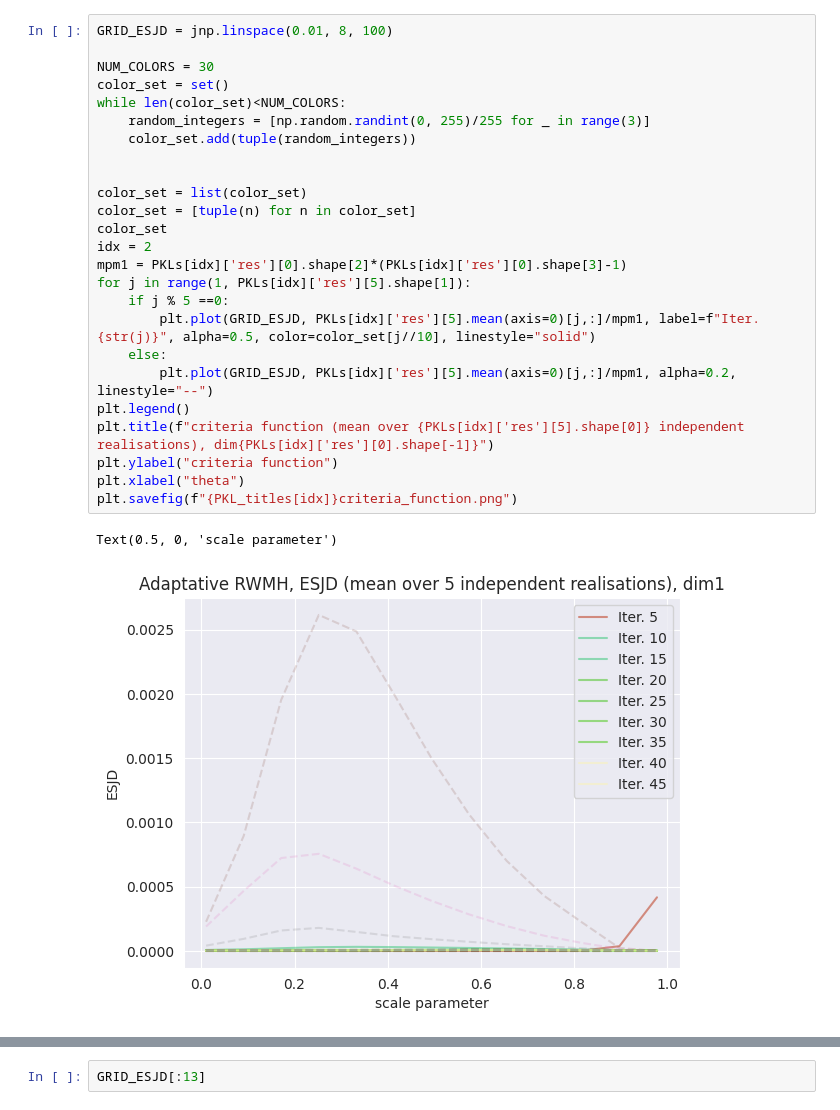
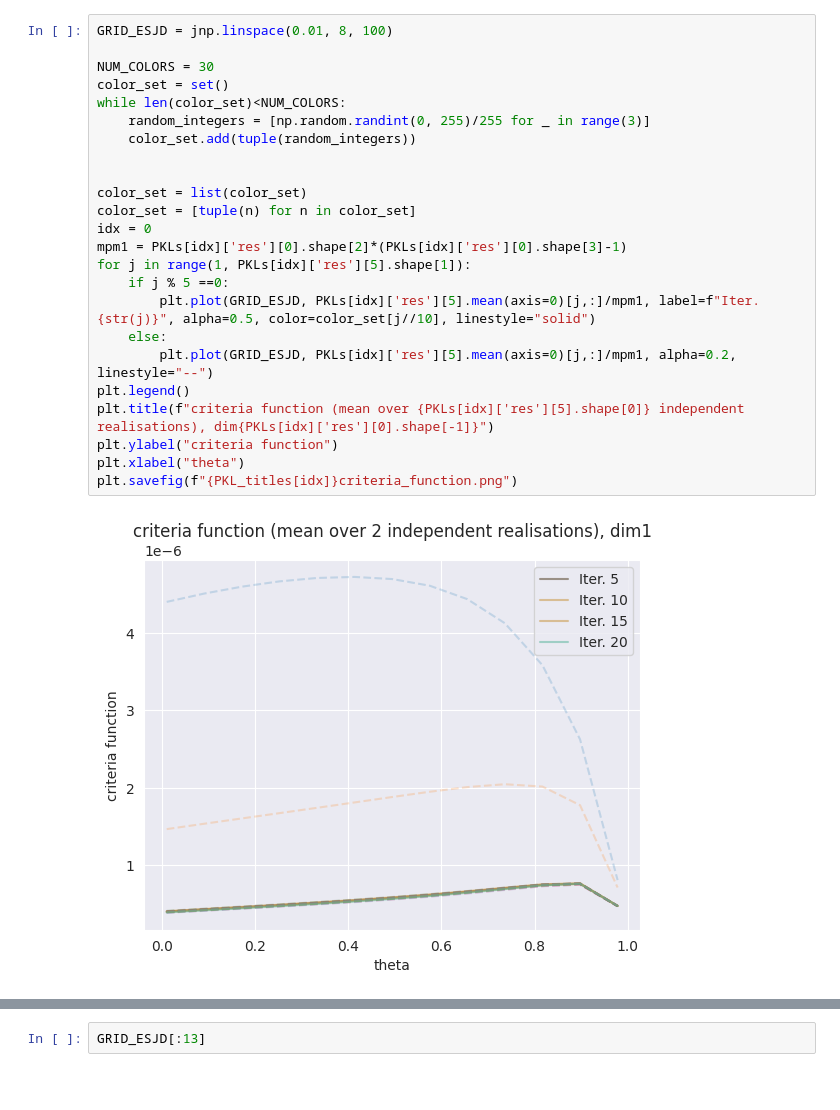
Before and after one commit to ylefay/adaptive_smc_tempering, a Jupyter notebook: adaptive_smc/experiments/read.ipynb, the cells around one changed output, grey strips where cells are left out. Cells and saved outputs as stored; diff of their text form; blank space fills up the shorter version.

```diff
--- a/adaptive_smc/experiments/read.ipynb
+++ b/adaptive_smc/experiments/read.ipynb
@@ -29,30 +19,28 @@ PKL_titles
 # %%
 GRID_ESJD = jnp.linspace(0.01, 8, 100)
 
 NUM_COLORS = 30
 color_set = set()
 while len(color_set)<NUM_COLORS:
     random_integers = [np.random.randint(0, 255)/255 for _ in range(3)]
     color_set.add(tuple(random_integers))
 
 
 color_set = list(color_set)
 color_set = [tuple(n) for n in color_set]
-color_set
-idx = 2
+idx = 0
 mpm1 = PKLs[idx]['res'][0].shape[2]*(PKLs[idx]['res'][0].shape[3]-1)
 for j in range(1, PKLs[idx]['res'][5].shape[1]):
     if j % 5 ==0:
         plt.plot(GRID_ESJD, PKLs[idx]['res'][5].mean(axis=0)[j,:]/mpm1, label=f"Iter. {str(j)}", alpha=0.5, color=color_set[j//10], linestyle="solid")
     else:
         plt.plot(GRID_ESJD, PKLs[idx]['res'][5].mean(axis=0)[j,:]/mpm1, alpha=0.2, linestyle="--")
 plt.legend()
 plt.title(f"criteria function (mean over {PKLs[idx]['res'][5].shape[0]} independent realisations), dim{PKLs[idx]['res'][0].shape[-1]}")
 plt.ylabel("criteria function")
 plt.xlabel("theta")
 plt.savefig(f"{PKL_titles[idx]}criteria_function.png")
 # %% [output]
-Text(0.5, 0, 'scale parameter')
-[figure, old version]
+[figure, new version]
 # %%
 for idx in range(n):
```
Also changed, not shown: parts of 9 cells of this notebook, 43 other files.
